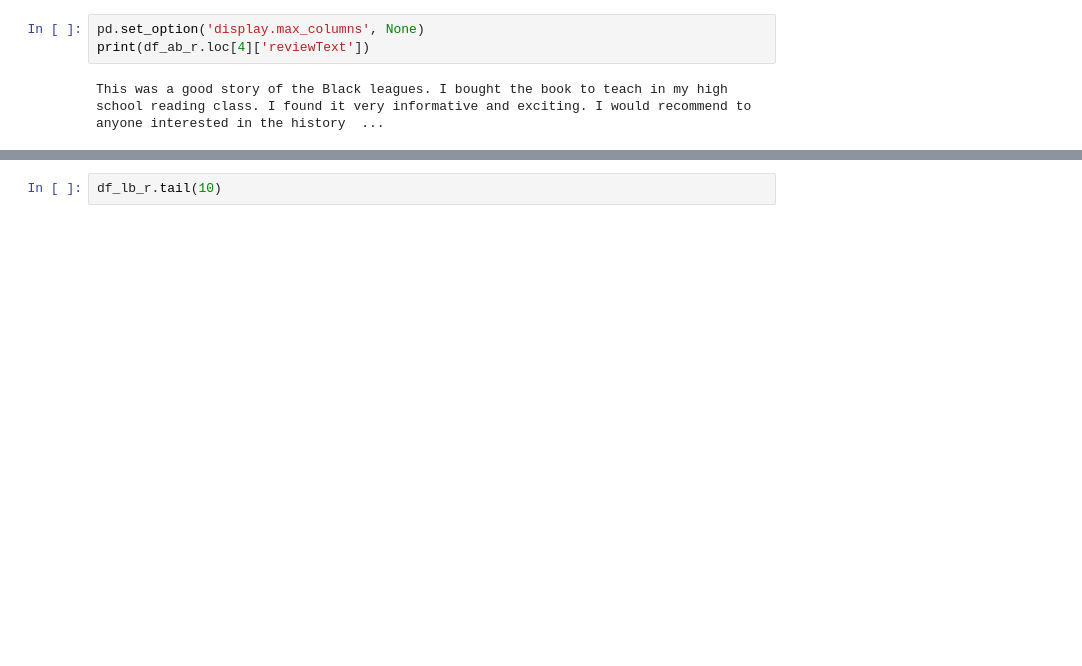
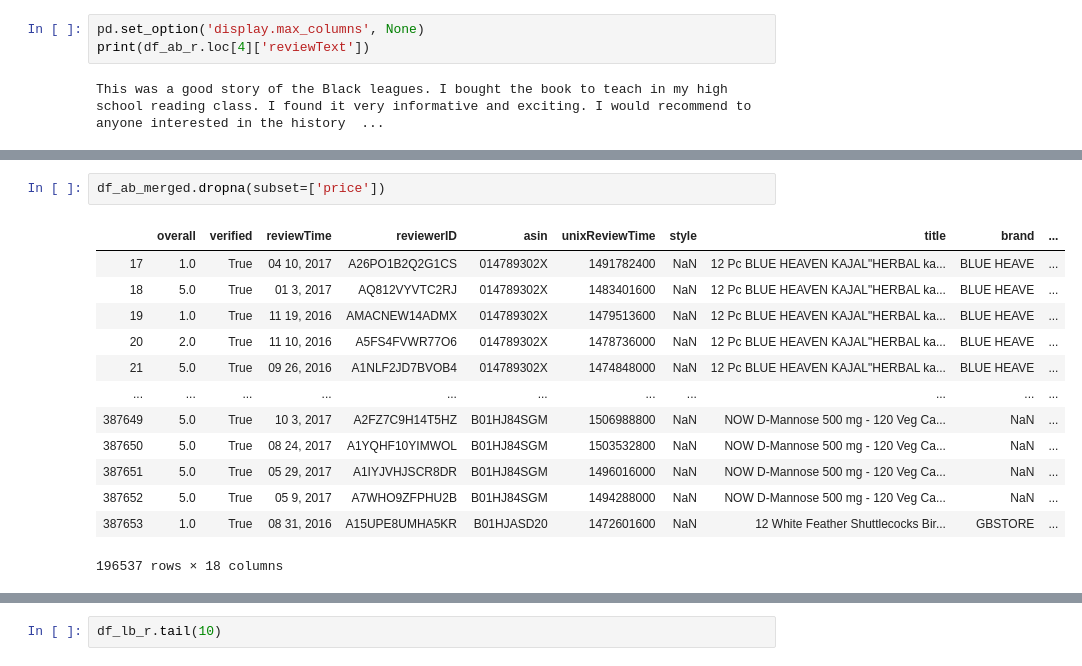
Before and after one commit to tunkymaestro/SMM635-Projects, a Jupyter notebook: Data/Data Visualisation - Group 9 MTP.ipynb, the cells around one changed output, grey strips where cells are left out. Saved outputs shown, nothing was run; the diff lists cells and outputs as text; blank space fills up the shorter version.

```diff
--- a/Data/Data Visualisation - Group 9 MTP.ipynb
+++ b/Data/Data Visualisation - Group 9 MTP.ipynb
@@ -81,0 +85,16 @@ df_lb_r = getDF('Luxury_Beauty.json.gz')
+# %%
+df_ab_merged.dropna(subset=['price'])
+# %% [output]
+|  | overall | verified | reviewTime | reviewerID | asin | unixReviewTime | style | title | brand | ... |
+| 17 | 1.0 | True | 04 10, 2017 | A26PO1B2Q2G1CS | 014789302X | 1491782400 | NaN | 12 Pc BLUE HEAVEN KAJAL"HERBAL ka... | BLUE HEAVE | ... |
+| 18 | 5.0 | True | 01 3, 2017 | AQ812VYVTC2RJ | 014789302X | 1483401600 | NaN | 12 Pc BLUE HEAVEN KAJAL"HERBAL ka... | BLUE HEAVE | ... |
+| 19 | 1.0 | True | 11 19, 2016 | AMACNEW14ADMX | 014789302X | 1479513600 | NaN | 12 Pc BLUE HEAVEN KAJAL"HERBAL ka... | BLUE HEAVE | ... |
+| 20 | 2.0 | True | 11 10, 2016 | A5FS4FVWR77O6 | 014789302X | 1478736000 | NaN | 12 Pc BLUE HEAVEN KAJAL"HERBAL ka... | BLUE HEAVE | ... |
+| 21 | 5.0 | True | 09 26, 2016 | A1NLF2JD7BVOB4 | 014789302X | 1474848000 | NaN | 12 Pc BLUE HEAVEN KAJAL"HERBAL ka... | BLUE HEAVE | ... |
+| ... | ... | ... | ... | ... | ... | ... | ... | ... | ... | ... |
+| 387649 | 5.0 | True | 10 3, 2017 | A2FZ7C9H14T5HZ | B01HJ84SGM | 1506988800 | NaN | NOW D-Mannose 500 mg - 120 Veg Ca... | NaN | ... |
+| 387650 | 5.0 | True | 08 24, 2017 | A1YQHF10YIMWOL | B01HJ84SGM | 1503532800 | NaN | NOW D-Mannose 500 mg - 120 Veg Ca... | NaN | ... |
+| 387651 | 5.0 | True | 05 29, 2017 | A1IYJVHJSCR8DR | B01HJ84SGM | 1496016000 | NaN | NOW D-Mannose 500 mg - 120 Veg Ca... | NaN | ... |
+| 387652 | 5.0 | True | 05 9, 2017 | A7WHO9ZFPHU2B | B01HJ84SGM | 1494288000 | NaN | NOW D-Mannose 500 mg - 120 Veg Ca... | NaN | ... |
+| 387653 | 1.0 | True | 08 31, 2016 | A15UPE8UMHA5KR | B01HJASD20 | 1472601600 | NaN | 12 White Feather Shuttlecocks Bir... | GBSTORE | ... |
+196537 rows × 18 columns
```
Also changed, not shown: parts of 13 cells of this notebook.
